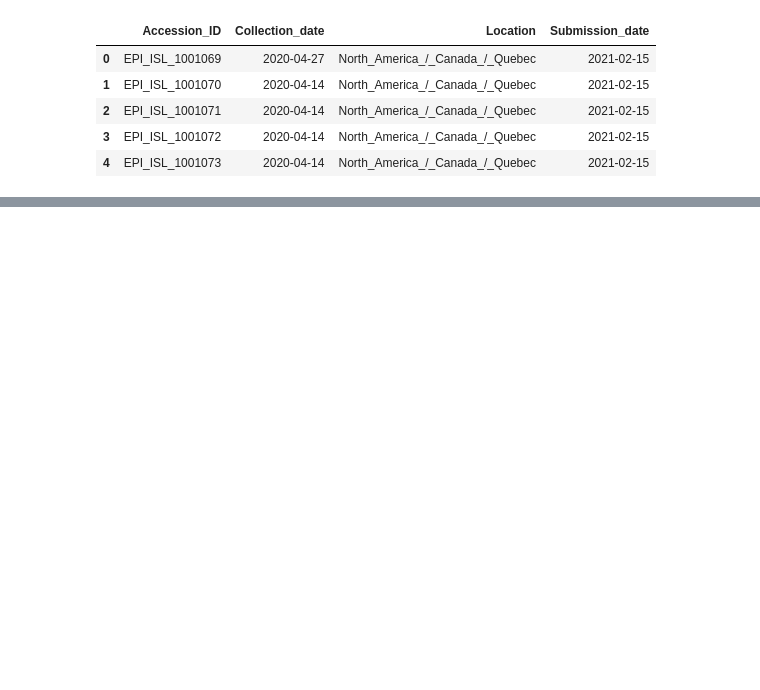
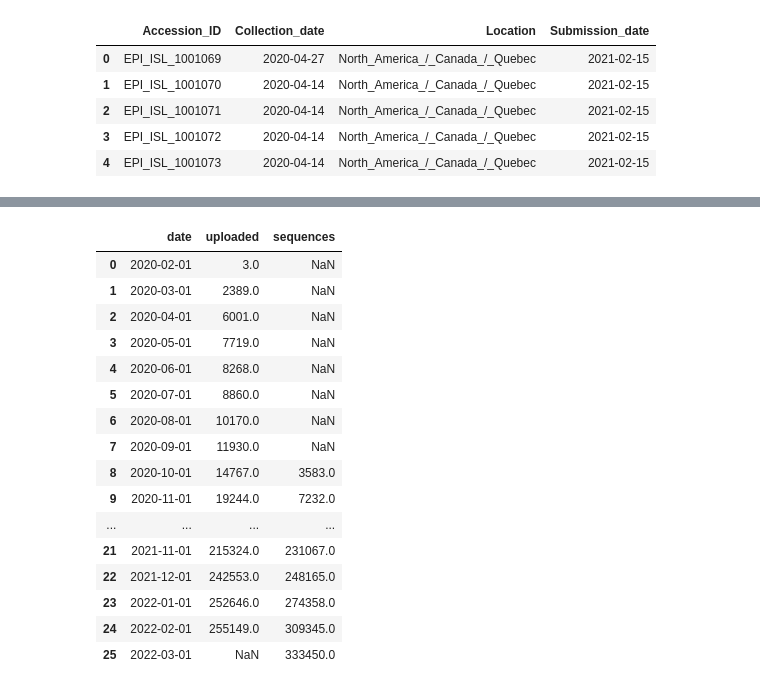
Before and after one commit to eringill/gisaid_uploads, a Jupyter notebook: fraction_uploaded.ipynb, the cells around one changed output, grey strips where cells are left out. Cells and saved outputs as stored; diff of their text form; code cells hidden in the pictures; blank space fills up the shorter version.

```diff
--- a/fraction_uploaded.ipynb
+++ b/fraction_uploaded.ipynb
@@ -85,0 +248,22 @@ array(['Quebec', 'Newfoundland_and_Labrador', 'Saskatchewan', 'Ontario',
+# %%
+merged_complete['uploaded'] = merged_complete['uploaded'].cumsum()
+merged_complete['sequences'] = merged_complete['sequences'].cumsum()
+merged_complete
+# %% [output]
+|  | date | uploaded | sequences |
+| 0 | 2020-02-01 | 3.0 | NaN |
+| 1 | 2020-03-01 | 2389.0 | NaN |
+| 2 | 2020-04-01 | 6001.0 | NaN |
+| 3 | 2020-05-01 | 7719.0 | NaN |
+| 4 | 2020-06-01 | 8268.0 | NaN |
+| 5 | 2020-07-01 | 8860.0 | NaN |
+| 6 | 2020-08-01 | 10170.0 | NaN |
+| 7 | 2020-09-01 | 11930.0 | NaN |
+| 8 | 2020-10-01 | 14767.0 | 3583.0 |
+| 9 | 2020-11-01 | 19244.0 | 7232.0 |
+| ... | ... | ... | ... |
+| 21 | 2021-11-01 | 215324.0 | 231067.0 |
+| 22 | 2021-12-01 | 242553.0 | 248165.0 |
+| 23 | 2022-01-01 | 252646.0 | 274358.0 |
+| 24 | 2022-02-01 | 255149.0 | 309345.0 |
+| 25 | 2022-03-01 | NaN | 333450.0 |
```
Also changed, not shown: parts of 25 cells of this notebook, 3 other files.
